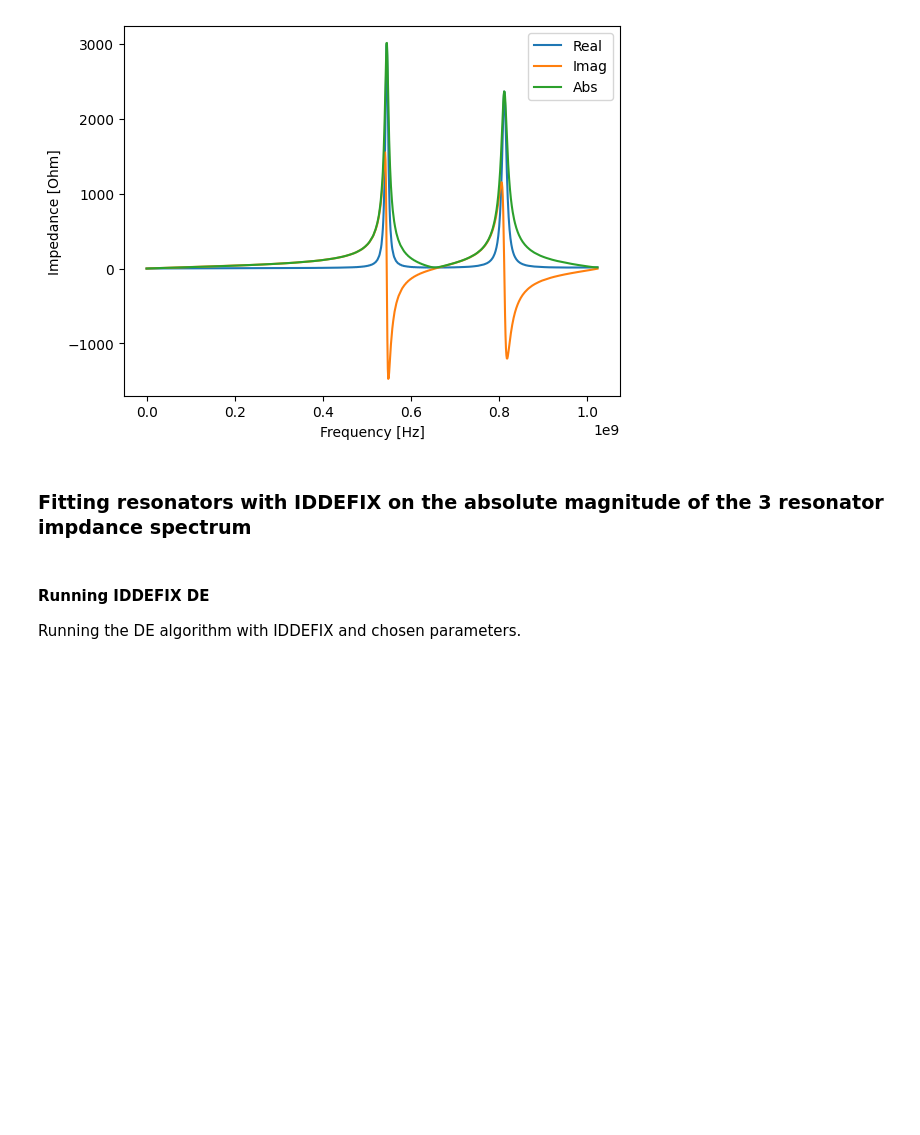
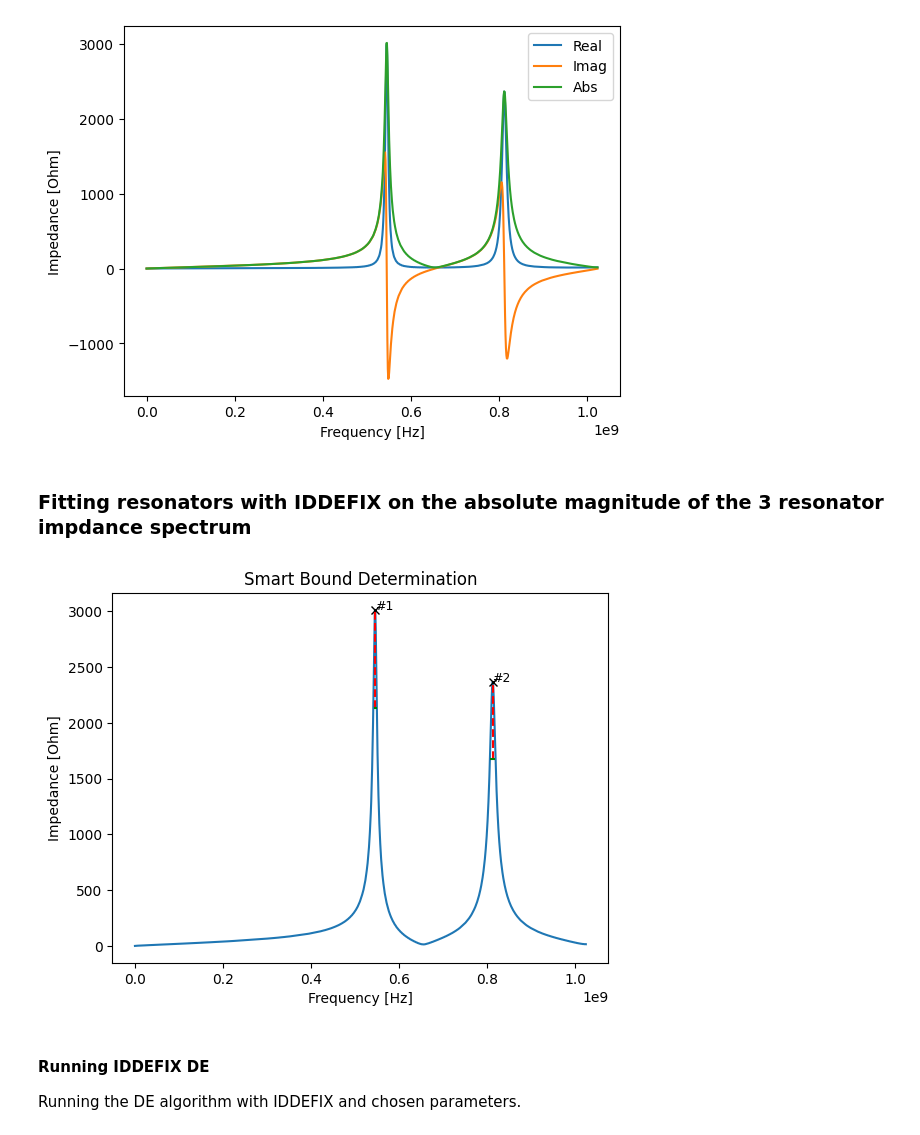
Before and after one commit to SebastienJoly/IDDEFIX, a Jupyter notebook: examples/002_extrapolation_sim_data.ipynb, the cells around one changed output. Drawn from its saved outputs; the diff is of its cells as text; code cells hidden in the pictures; blank space fills up the shorter version.

```diff
--- a/examples/002_extrapolation_sim_data.ipynb
+++ b/examples/002_extrapolation_sim_data.ipynb
@@ -50,7 +50,11 @@ N_resonators = 2
 """ In this example, we will use the SmartBoundDetermination class to determine the bounds on the resonators parameters.
 By using SmartBoundDetermination ther is no need to specify the bounds manually."""
 
-SBD_parameterBound = iddefix.SmartBoundDetermination(frequency, impedance_fd, minimum_peak_height=1000)
+SBD_parameterBound = iddefix.SmartBoundDetermination(frequency, np.abs(impedance_fd), minimum_peak_height=1000)
+# %%
+SBD_parameterBound.inspect()
+# %% [output]
+[figure, added]
 # %% [markdown]
 #### Running IDDEFIX DE
 Running the DE algorithm with IDDEFIX and chosen parameters.
```
